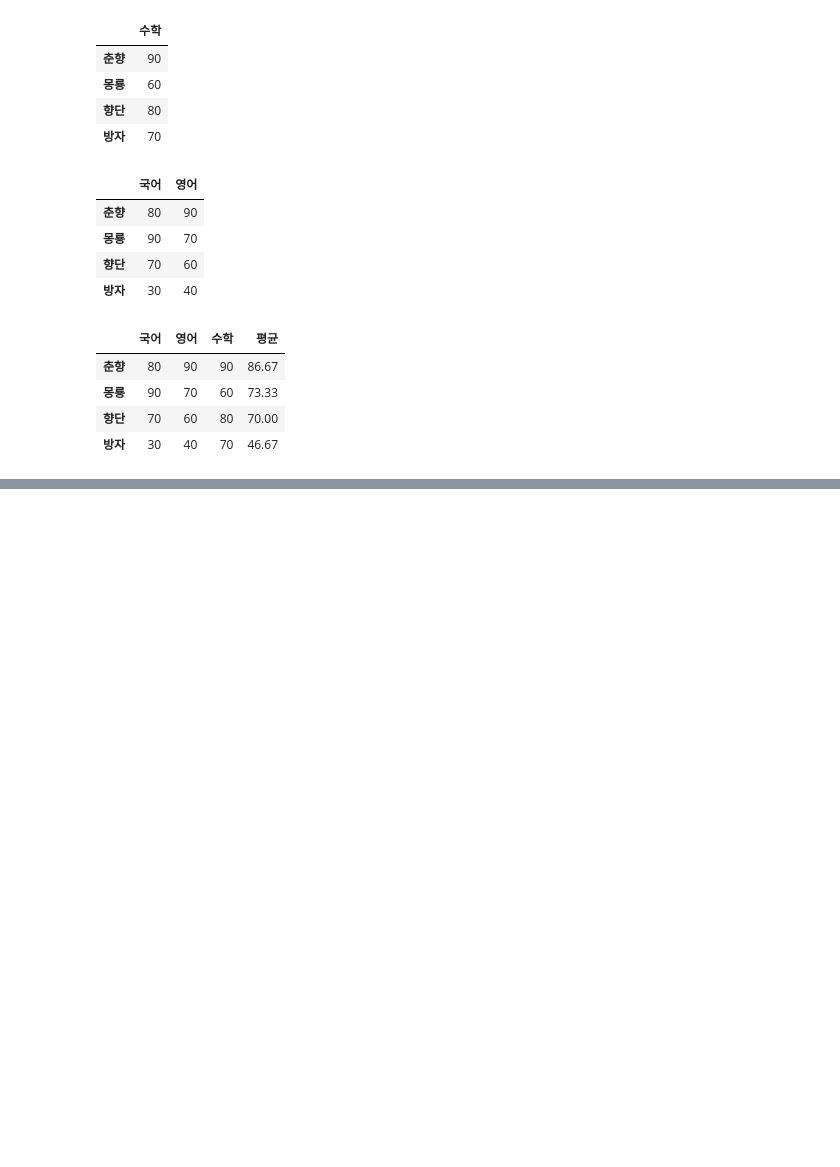
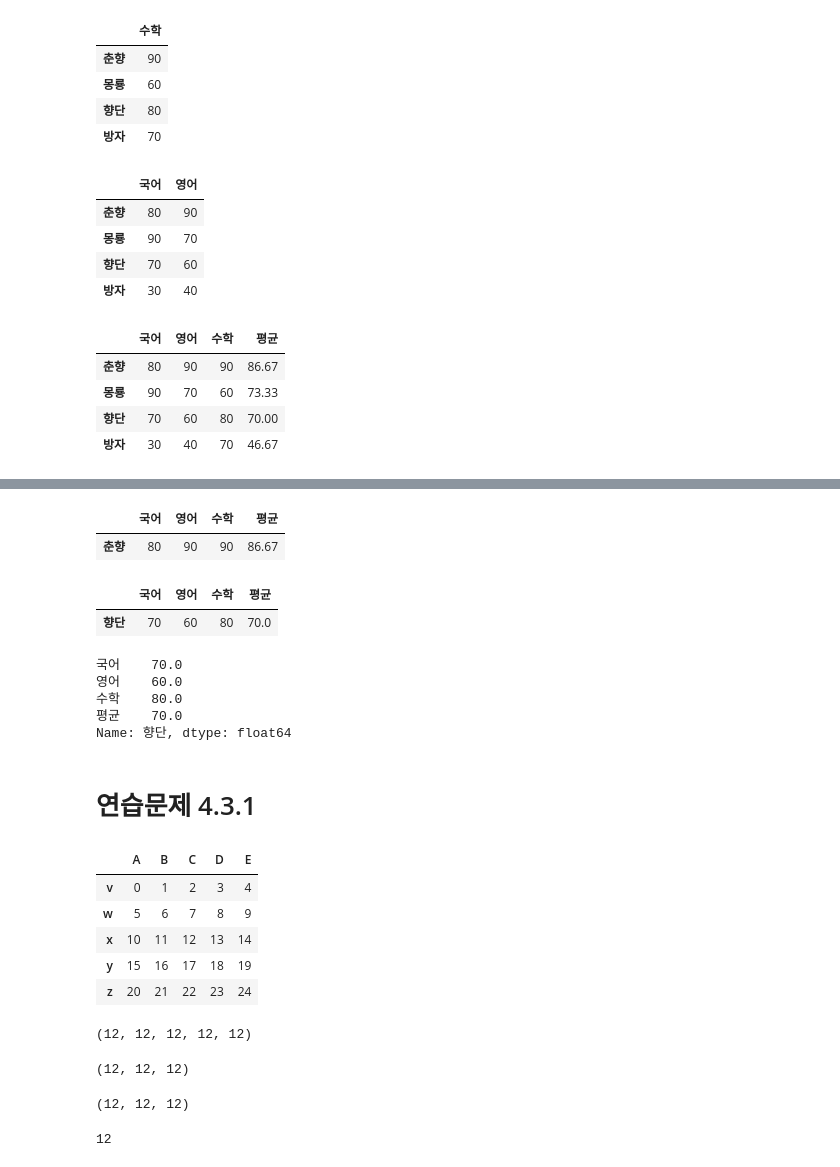
Before and after one commit to HanEunji/DataAnalysis-2021.11, a Jupyter notebook: 02.Pandas/211129_Pandas_Quiz.ipynb, the cells around one changed output, grey strips where cells are left out. Drawn from its saved outputs; the diff is of its cells as text; code cells hidden in the pictures; blank space fills up the shorter version.

```diff
--- a/02.Pandas/211129_Pandas_Quiz.ipynb
+++ b/02.Pandas/211129_Pandas_Quiz.ipynb
@@ -164,0 +242,52 @@ df
+# %%
+df[:'춘향']
+# %% [output]
+|  | 국어 | 영어 | 수학 | 평균 |
+| 춘향 | 80 | 90 | 90 | 86.67 |
+# %%
+# (6)
+df[2:3]
+# %% [output]
+|  | 국어 | 영어 | 수학 | 평균 |
+| 향단 | 70 | 60 | 80 | 70.0 |
+# %%
+# 풀이
+df.T['향단']
+# %% [output]
+국어    70.0
+영어    60.0
+수학    80.0
+평균    70.0
+Name: 향단, dtype: float64
+# %% [markdown]
+# 연습문제 4.3.1
+# %%
+# 1) 모든 행과 열에 라벨을 가지는 5 x 5 이상의 크기를 가지는 데이터프레임을 만든다.
+df = pd.DataFrame(np.arange(25).reshape(5,5), columns=list('ABCDE'), index=list('vwxyz'))
+df
+# %% [output]
+|  | A | B | C | D | E |
+| v | 0 | 1 | 2 | 3 | 4 |
+| w | 5 | 6 | 7 | 8 | 9 |
+| x | 10 | 11 | 12 | 13 | 14 |
+| y | 15 | 16 | 17 | 18 | 19 |
+| z | 20 | 21 | 22 | 23 | 24 |
+# %%
+# 2) 10가지 이상의 방법으로 특정한 행과 열을 선택한다.
+df['C']['x'], df['C'][2], df.C['x'], df.C[2], df.C.x
+# %% [output]
+(12, 12, 12, 12, 12)
+# %%
+# loc indexer
+df.loc['x','C'], df.loc['x'][2], df.loc['x']['C']
+# %% [output]
+(12, 12, 12)
+# %%
+# iloc indexer
+df.iloc[2,2], df.iloc[2]['C'], df.iloc[2][2]
+# %% [output]
+(12, 12, 12)
+# %%
+df['C'].x
+# %% [output]
+12
```
Also changed, not shown: parts of 10 cells of this notebook, 3 other files.
